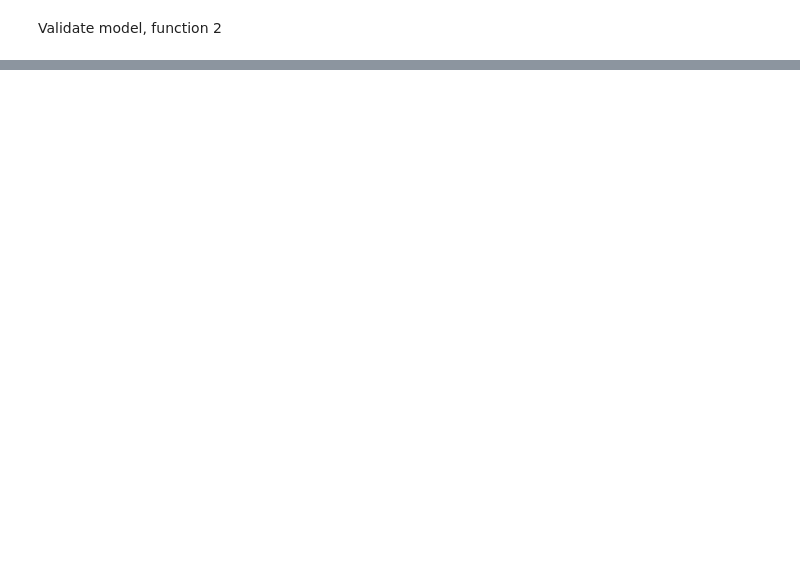
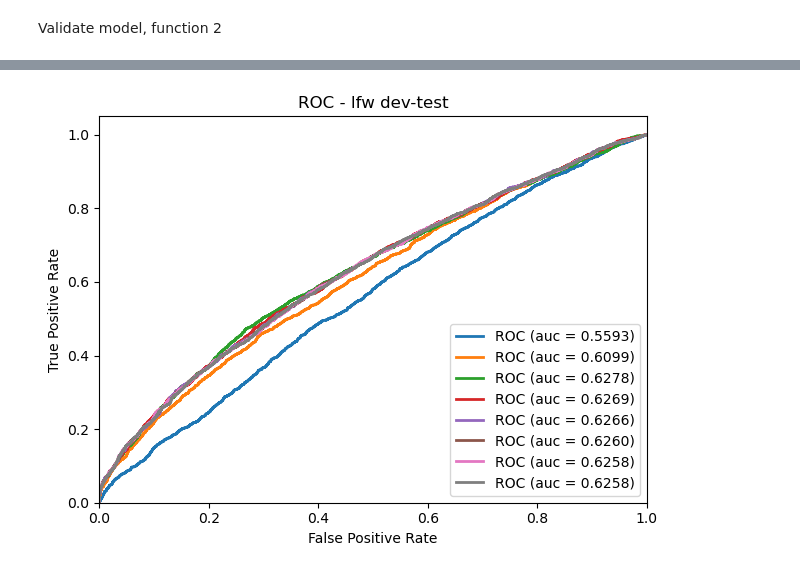
Before and after one commit to daghjelm/webface, a Jupyter notebook: webface.ipynb, the cells around one changed output, grey strips where cells are left out. Drawn from its saved outputs; the diff is of its cells as text; code cells hidden in the pictures; blank space fills up the shorter version.

```diff
--- a/webface.ipynb
+++ b/webface.ipynb
@@ -6,9 +6,13 @@ from torchvision import datasets, models, transforms
 from torch.utils.data import DataLoader
 
 train_transform = transforms.Compose([
-    transforms.Resize((224, 224)),
-    transforms.ToTensor(),
-    transforms.Normalize(mean=(0.5, 0.5, 0.5), std=(0.5, 0.5, 0.5)),
+    # transforms.Resize((224, 224)),
+        # transforms.RandomApply([transforms.Resize(112),
+        #                         transforms.RandomCrop((112, 96))]),
+        transforms.RandomHorizontalFlip(),
+        transforms.ToTensor(),
+        transforms.Normalize(mean=(0.5, 0.5, 0.5), std=(0.5, 0.5, 0.5)),
+        # transforms.RandomErasing()
 ])
 
 # data_path = 'data/casia-webface'
@@ -430,16 +343,21 @@ LFW_ACC 0.5605
 # %%
 import time
 
-learning_rate = 1e-3
-num_epochs = 27
+learning_rate = 0.1
+num_epochs = 50
 weight_decay = 0.0
 momentum = 0.9
+
+lr_milestones = [28, 38, 46]
+lr_gamma = 0.1
 
 loss_fn = nn.CrossEntropyLoss()
 optimizer = optim.SGD(model.parameters(),
                     lr=learning_rate,
                     momentum=momentum,
                     weight_decay=weight_decay)
+lr_scheduler = torch.optim.lr_scheduler.MultiStepLR(
+        optimizer, milestones=lr_milestones, gamma=lr_gamma)
 
 def get_train_accuracy(model: nn.Module):
     correct = 0
@@ -476,7 +394,13 @@ for epoch in range(num_epochs):
         n += 1
         if n % 100 == 0:
             print('epoch: {}, iter: {}, loss: {}, time: {}'.format(epoch, n, loss, toc - tic))
-    if epoch % 5 == 0:
+    if epoch % 10 == 0:
         print('train acc:', get_train_accuracy(model))
         print('val acc 1:', get_test_accuracy())
-        print('val acc 2: ', eval(model, len(lfw_test), test_loader, 10, device)[0])
+        print('val acc 2: ', eval(model, len(lfw_test), test_loader, device)[0])
+    lr_scheduler.step()
+
+print('train acc:', get_train_accuracy(model))
+print('val acc 1:', get_test_accuracy())
+print('val acc 2: ', eval(model, len(lfw_test), test_loader, device)[0])
+# %% [output]
@@ -482,0 +424 @@ for epoch in range(num_epochs):
+[figure, added]
```
Also changed, not shown: parts of 9 cells of this notebook, 1 other file.
